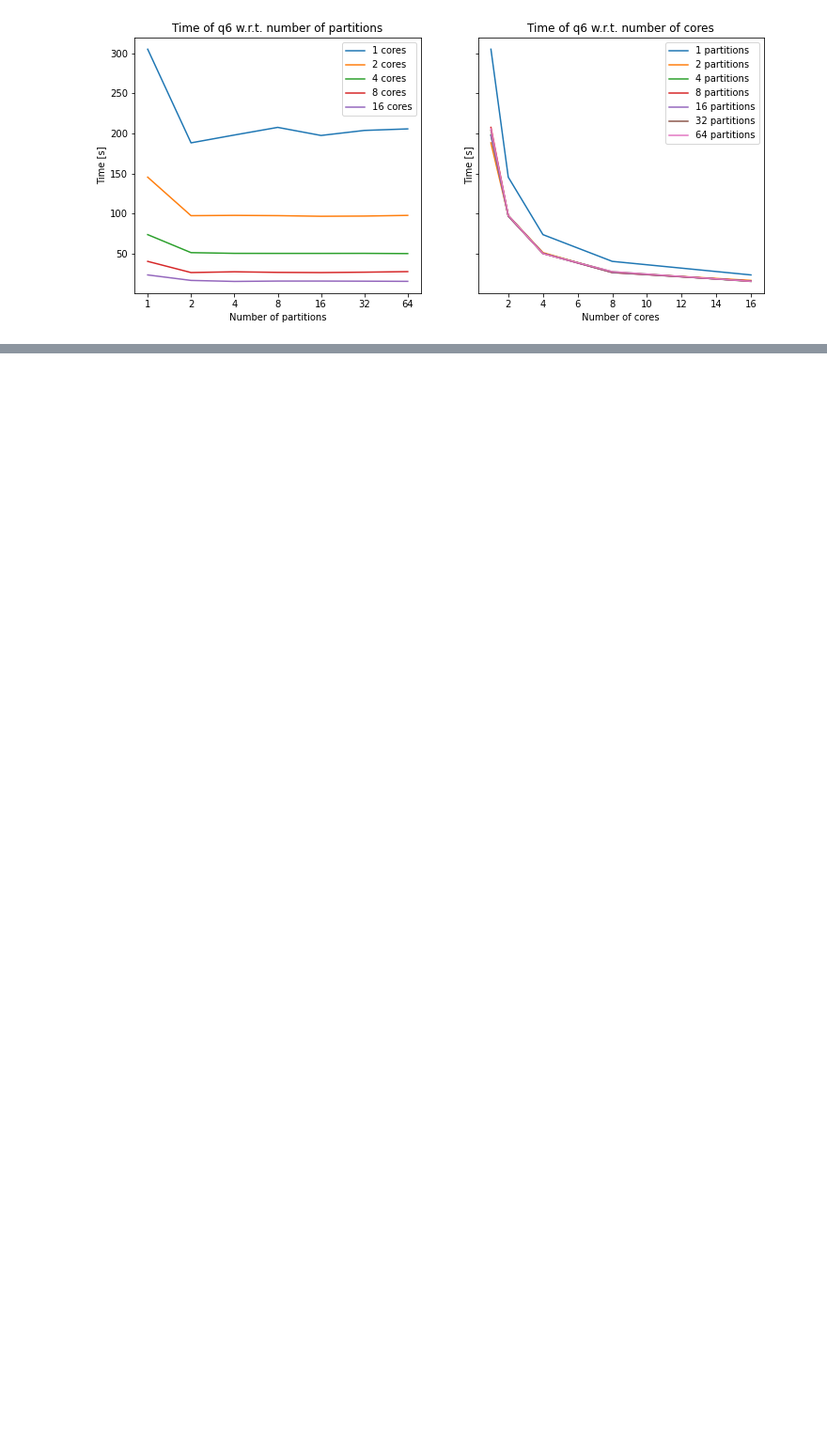
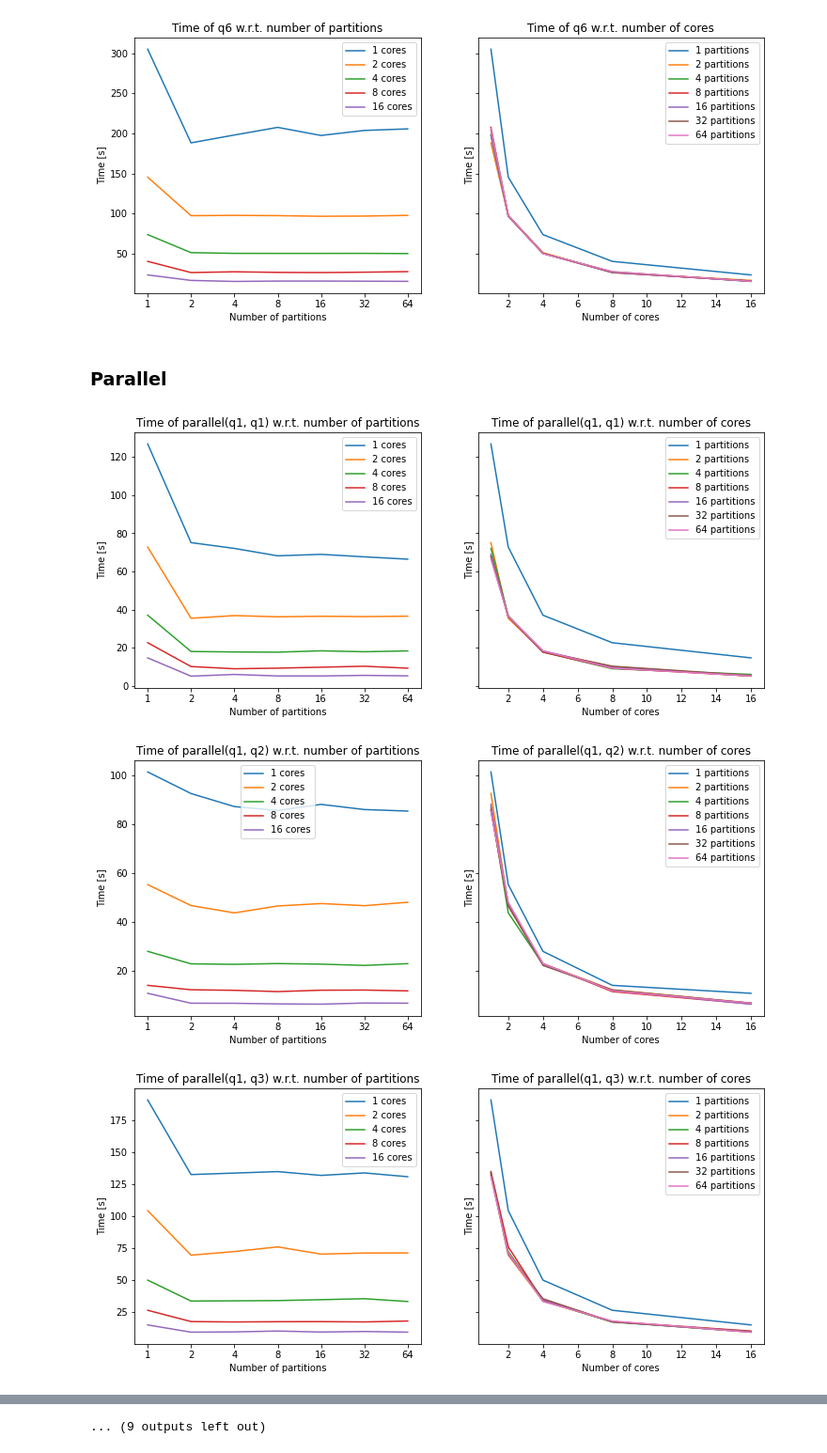
Before and after one commit to jonreymond/query-scheduler-decision-tree, a Jupyter notebook: src/main/visualization/visualization.ipynb, the cells around one changed output, grey strips where cells are left out. Shown at 94% size. Drawn from its saved outputs; the diff is of its cells as text; code cells hidden in the pictures; blank space fills up the shorter version.

```diff
--- a/src/main/visualization/visualization.ipynb
+++ b/src/main/visualization/visualization.ipynb
@@ -10,8 +10,11 @@ sys.path.append(".")
 sys.path.append("../resources/results")
 path = "../resources/results/"
 # %%
-def load(filename):
-    df_raw = pd.read_csv(path + filename)
+def load(filename, other_path=""):
+    if other_path == "":
+        df_raw = pd.read_csv(path + filename)
+    else :
+        df_raw = pd.read_csv(other_path + filename)
     partitions = np.array(df_raw.columns[1:])
     df = df_raw.copy()
     df[partitions] = df_raw[partitions]/1000
@@ -59,3 +64,25 @@ for i in range(len(filenames)):
     plot_result(names[i], date, df, partitions,True)
 # %% [output]
 [figure]
+# %% [markdown]
+### Parallel
+# %%
+parallel_path = path + "parallel/"
+queries = ["q1","q2", "q3", "q4", "q5", "q6"]
+date = "_1run_25.4.2022"
+suffix = date + ".csv"
+names = []
+filenames = []
+
+for i in range(0, len(queries)):
+    for j in range(i, len(queries)):
+        filenames.append(queries[i] + "_" + queries[j] + suffix)
+        names.append("parallel(" + queries[i] + ", " + queries[j] + ")")
+
+for i in range(len(filenames)):
+    df, partitions = load(filenames[i], parallel_path)
+    plot_result(names[i], date, df, partitions,True)
+# %% [output]
+[figure, added]
+[figure, added]
+[figure, added]
@@ -61,0 +98 @@ for i in range(len(filenames)):
+... (9 outputs left out)
```
Also changed, not shown: parts of 2 cells of this notebook, 9 other files.
